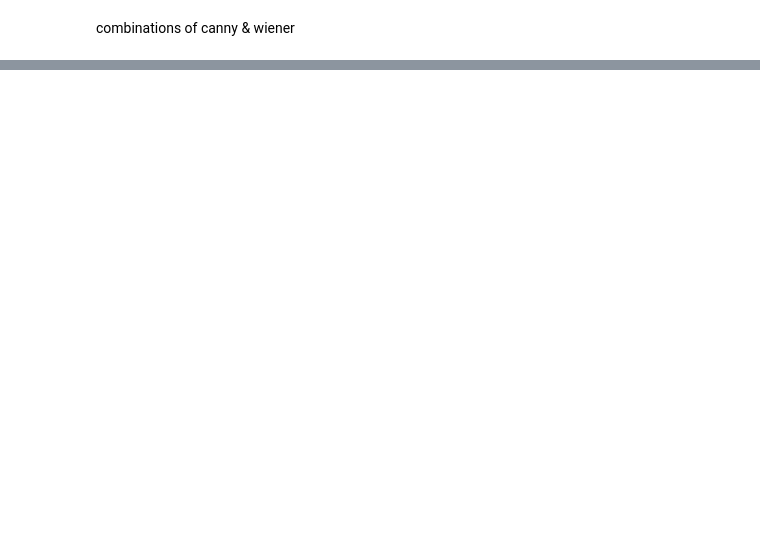
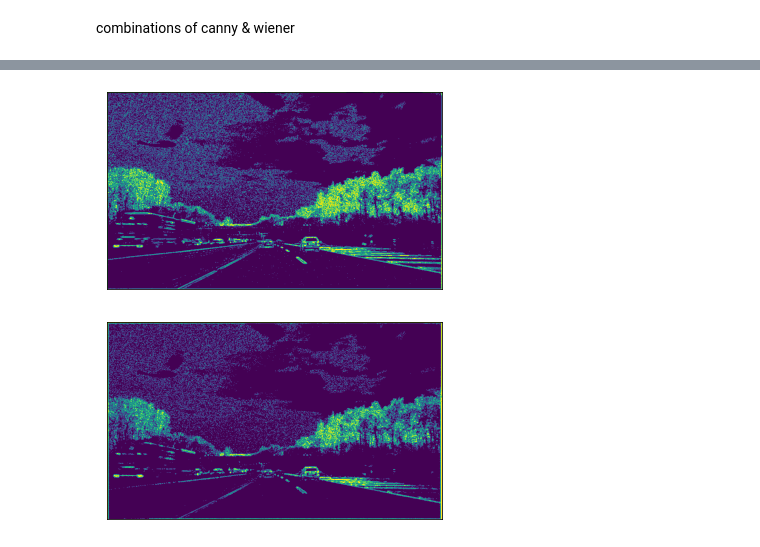
Before and after one commit to aSafarpoor/Traffic-Sign-Detection-DIPFinalProject-, a Jupyter notebook: BlurDeblur_v2.ipynb, the cells around one changed output, grey strips where cells are left out. Saved outputs shown, nothing was run; the diff lists cells and outputs as text; code cells hidden in the pictures; blank space fills up the shorter version.

```diff
--- a/BlurDeblur_v2.ipynb
+++ b/BlurDeblur_v2.ipynb
@@ -169,6 +169,6 @@ def canny(img,sigma=3):
 def img_sharpenning(img,kernel=np.array([[-1,-1,-1],[-1,9,-1],[-1,-1,-1]])):
     return convolve2d(img,kernel,'same')
 # %%
-def blurrer(img,kernel=np.array([[1,1,1],[1,1,1],[1,1,1]])/3):
+def blurrer(img,kernel=np.array([[1,1,1],[1,1,1],[1,1,1]])/9):
     return convolve2d(img,kernel,'same')
 # %% [markdown]
@@ -438,0 +527,13 @@ with open('cw2logs.pickle', 'wb') as handle:
+# %%
+# imshower(im)
+temp = abs(blurred_image-im)
+temp[temp>0.01] = 1
+temp[temp<0.5] = 0
+imshower(temp)
+temp = abs(current_image-im)
+temp[temp>0.01] = 1
+temp[temp<0.5] = 0
+imshower(temp)
+# %% [output]
+[figure, added]
+[figure, added]
```
Also changed, not shown: parts of 33 cells of this notebook.
